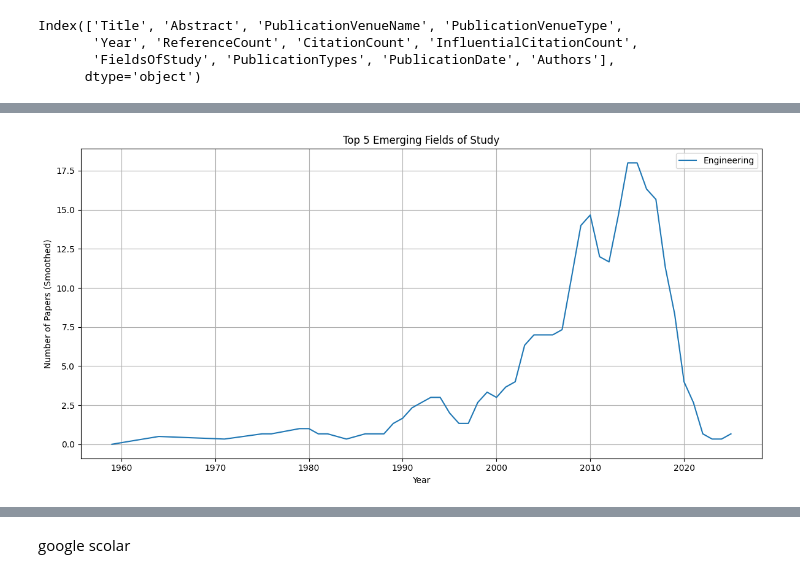
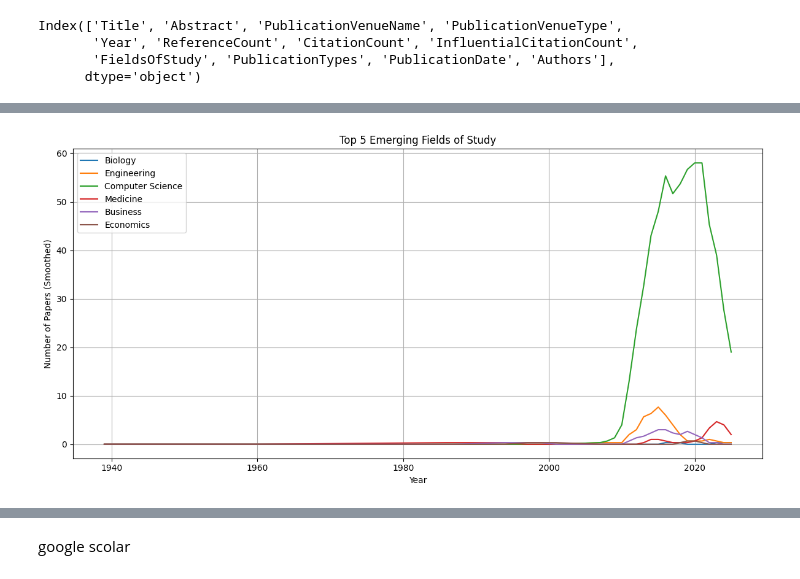
Before and after one commit to tasnim2410/technology-trend-analysis, a Jupyter notebook: scientific_data_collection.ipynb, the cells around one changed output, grey strips where cells are left out. Saved outputs shown, nothing was run; the diff lists cells and outputs as text; code cells hidden in the pictures.

```diff
--- a/scientific_data_collection.ipynb
+++ b/scientific_data_collection.ipynb
@@ -24,20 +5,36 @@ print(data)
 # %%
 import requests
 import pandas as pd
+import time
+
 # Basic search parameters
 url = "https://api.semanticscholar.org/graph/v1/paper/search/bulk"
 params = {
-    'query': 'transformer models',
+    'query': 'cloud security ',
     'fields': 'title,authors,venue,publicationVenue,year,publicationDate,citationCount,abstract,influentialCitationCount,fieldsOfStudy,publicationTypes',
-    'limit': 200
+    'limit': 500
 }
 
+# Optional: Include your API key if you have one
 # headers = {
-#     'x-api-key': 'YOUR_API_KEY'  # if you have one (optional but recommended)
+#     'x-api-key': 'YOUR_API_KEY'
 # }
 
-response = requests.get(url, params=params)
-data = response.json()
+max_retries = 5  # Maximum number of retries
+retry_delay = 60  # Delay in seconds before retrying
 
-print(data)
+for attempt in range(max_retries):
+    response = requests.get(url, params=params)  # Add headers=headers if using an API key
+    if response.status_code == 200:
+        data = response.json()
+        print(data)
+        break  # Exit the loop if the request was successful
+    elif response.status_code == 429:
+        print(f"Too many requests. Waiting for {retry_delay} seconds before retrying...")
+        time.sleep(retry_delay)  # Wait before retrying
+    else:
+        print(f"Request failed with status code: {response.status_code}")
+        break  # Exit the loop on other errors
+
+# If you want to process the data further, you can do so here
 # %% [output]
@@ -125,3 +105,8 @@ Text(0.5, 1.0, 'Publications per Year')
+# %%
+sem_df['year'] = pd.to_datetime(sem_df['PublicationDate'], errors='coerce').dt.year
+
+    # Convert to integer (NaN becomes <NA> which is better for visualization)
+sem_df['year'] = sem_df['year'].astype('Int64')
 # %%
 # Top 10 influential papers
 sem_df.sort_values('InfluentialCitationCount', ascending=False).head(10)
@@ -150,32 +135,32 @@ df_exploded = sem_df.explode('FieldsOfStudy')
 field_counts = (
     df_exploded
     .groupby(['Year', 'FieldsOfStudy'])
     .size()
     .reset_index(name='PaperCount')
 )
 
 # Pivot for heatmap-style analysis or trend lines
 field_pivot = field_counts.pivot(index='Year', columns='FieldsOfStudy', values='PaperCount').fillna(0)
 
 # Optional: Smooth with rolling average (e.g., 3 years)
 field_pivot_smooth = field_pivot.rolling(window=3, min_periods=1).mean()
 
 # Plot top 5 trending fields by recent growth
 recent_years = field_pivot_smooth.index[-3:]  # Last 3 years
 growth = field_pivot_smooth.loc[recent_years].pct_change().mean()
-top_growth_fields = growth.sort_values(ascending=False).head(1).index
+top_growth_fields = growth.sort_values(ascending=False).head(6).index
 
 # Plot trends
 plt.figure(figsize=(12, 6))
 for field in top_growth_fields:
     plt.plot(field_pivot_smooth.index, field_pivot_smooth[field], label=field)
 
 plt.title('Top 5 Emerging Fields of Study')
 plt.xlabel('Year')
 plt.ylabel('Number of Papers (Smoothed)')
 plt.legend()
 plt.grid(True)
 plt.tight_layout()
 plt.show()
 # %% [output]
-[figure, old version]
+[figure, new version]
```
Also changed, not shown: parts of 30 cells of this notebook, 13 other files.
